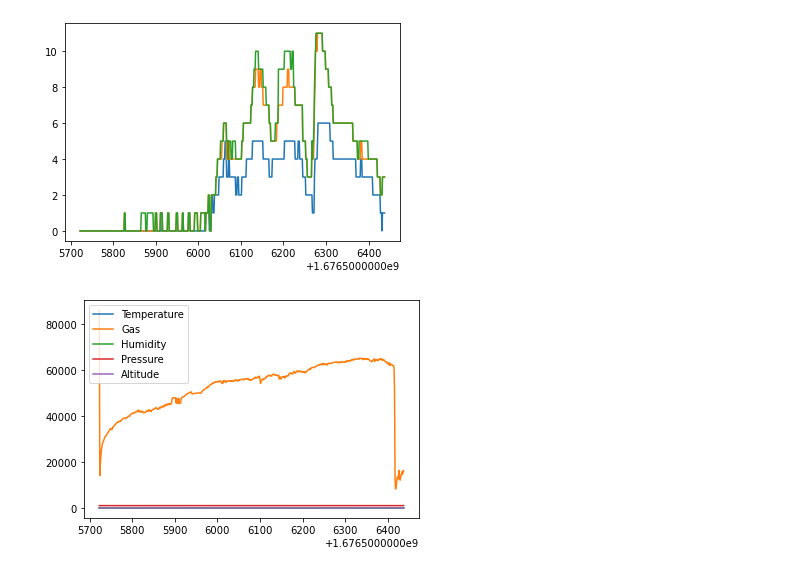
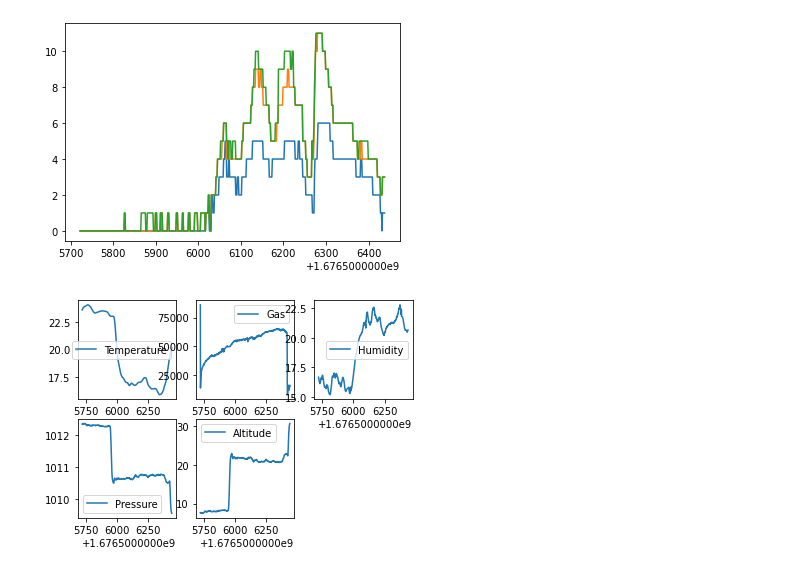
Before and after one commit to ElanPB/E11_Carlos_Elan, a Jupyter notebook: csv_to_df.ipynb, the cells around one changed output. Drawn from its saved outputs; the diff is of its cells as text; code cells hidden in the pictures.

Commit message:
Updating jupyter files with graphing capabilities

```diff
--- a/csv_to_df.ipynb
+++ b/csv_to_df.ipynb
@@ -4,19 +4,28 @@ import matplotlib.pyplot as plt
 # %%
 df = pd.read_csv('../raspberry_files/CSV_FILES/20230215-160202_aq_pth.csv')
 
 plt.plot(df['Unix Time'], df['PM1.0'])
 plt.plot(df['Unix Time'], df['PM2.5'])
 plt.plot(df['Unix Time'], df['PM10'])
 plt.show()
 
+plt.subplot(2, 3, 1)
 plt.plot(df['Unix Time'], df['Temperature'], label = 'Temperature')
+plt.legend(loc='best')
+plt.subplot(2, 3, 2)
 plt.plot(df['Unix Time'], df['Gas'], label = 'Gas')
+plt.legend(loc='best')
+plt.subplot(2, 3, 3)
 plt.plot(df['Unix Time'], df['Humidity'], label = 'Humidity')
+plt.legend(loc='best')
+plt.subplot(2, 3, 4)
 plt.plot(df['Unix Time'], df['Pressure'], label = 'Pressure')
+plt.legend(loc='best')
+plt.subplot(2, 3, 5)
 plt.plot(df['Unix Time'], df['Altitude'], label = 'Altitude')
 plt.legend(loc='best')
 plt.show()
 # %% [output]
 [figure]
-[figure, old version]
+[figure, new version]
 # %%
```
Also changed, not shown: parts of 1 cell of this notebook, 1 other file.
